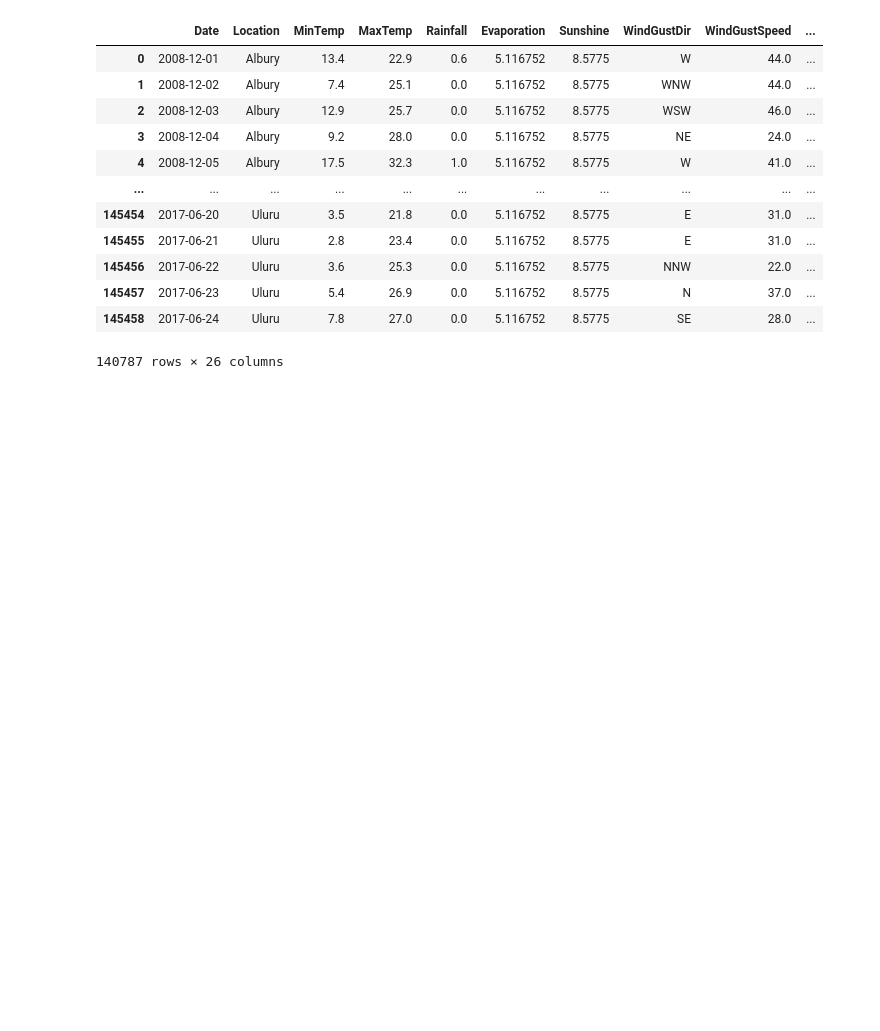
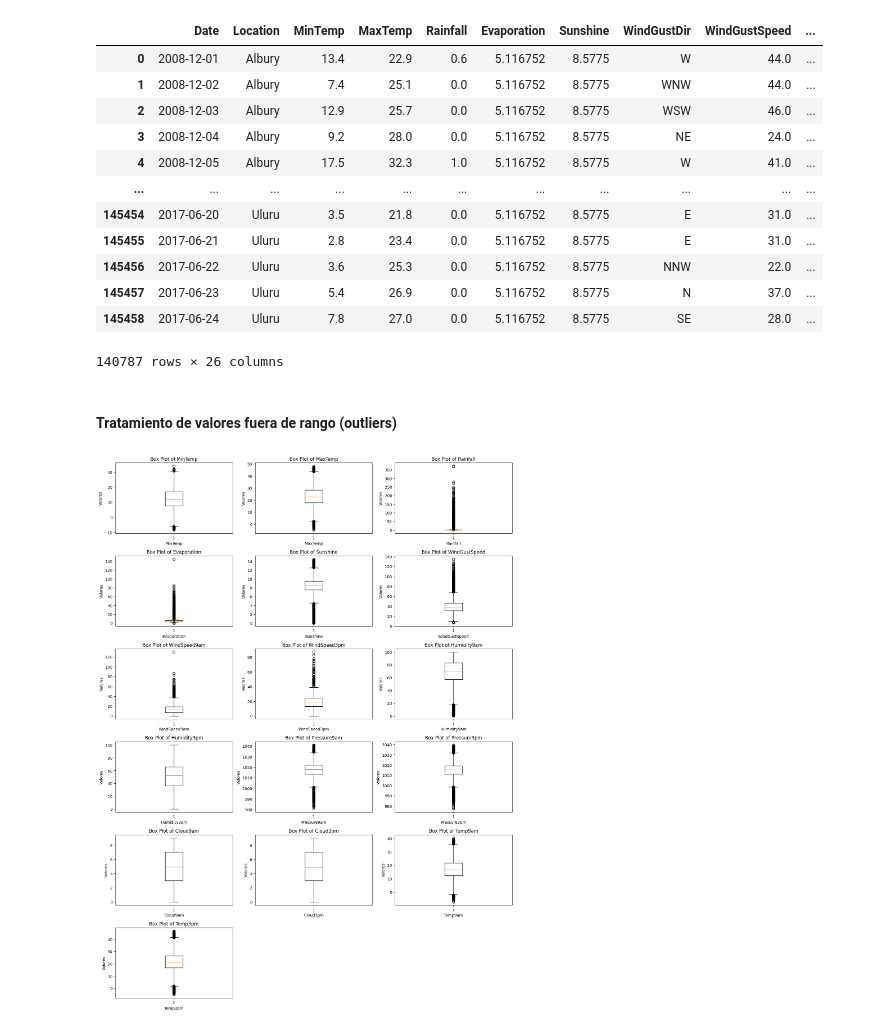
Before and after one commit to diegosarina-ceia/AMq1, a Jupyter notebook: weather_analysis/punto3.ipynb, the cells around one changed output. Drawn from its saved outputs; the diff is of its cells as text; code cells hidden in the pictures; blank space fills up the shorter version.

```diff
--- a/weather_analysis/punto3.ipynb
+++ b/weather_analysis/punto3.ipynb
@@ -543,0 +540,31 @@ numeric_cols_outlier = [col for col in numeric_cols if col not in columns_to_exc
+# %% [markdown]
+#### Tratamiento de valores fuera de rango (outliers)
+# %%
+# Excluyo las columnas de las fechas
+numeric_col = dataset_clean.select_dtypes(include=[np.number]).columns.tolist()
+columns_to_exclude = ['Year', 'Month', 'Day']
+numeric_cols_outlier = [col for col in numeric_col if col not in columns_to_exclude]
+
+num_cols = 3
+num_rows = len(numeric_cols_outlier) // num_cols + 1
+fig, axes = plt.subplots(num_rows, num_cols, figsize=(15, 20))
+
+
+axes = axes.flatten()
+
+for i, column in enumerate(numeric_cols_outlier):
+    ax = axes[i]
+    ax.boxplot(dataset_clean[column])
+    ax.set_xlabel(column)
+    ax.set_ylabel('Valores')
+    ax.set_title(f'Box Plot of {column}')
+
+
+# enleve les subplot en trop
+for i in range(len(numeric_cols_outlier), num_cols * num_rows):
+    fig.delaxes(axes[i])
+
+plt.tight_layout()
+plt.show()
+# %% [output]
+[figure, added]
```
Also changed, not shown: parts of 16 cells of this notebook, 2 other files.
